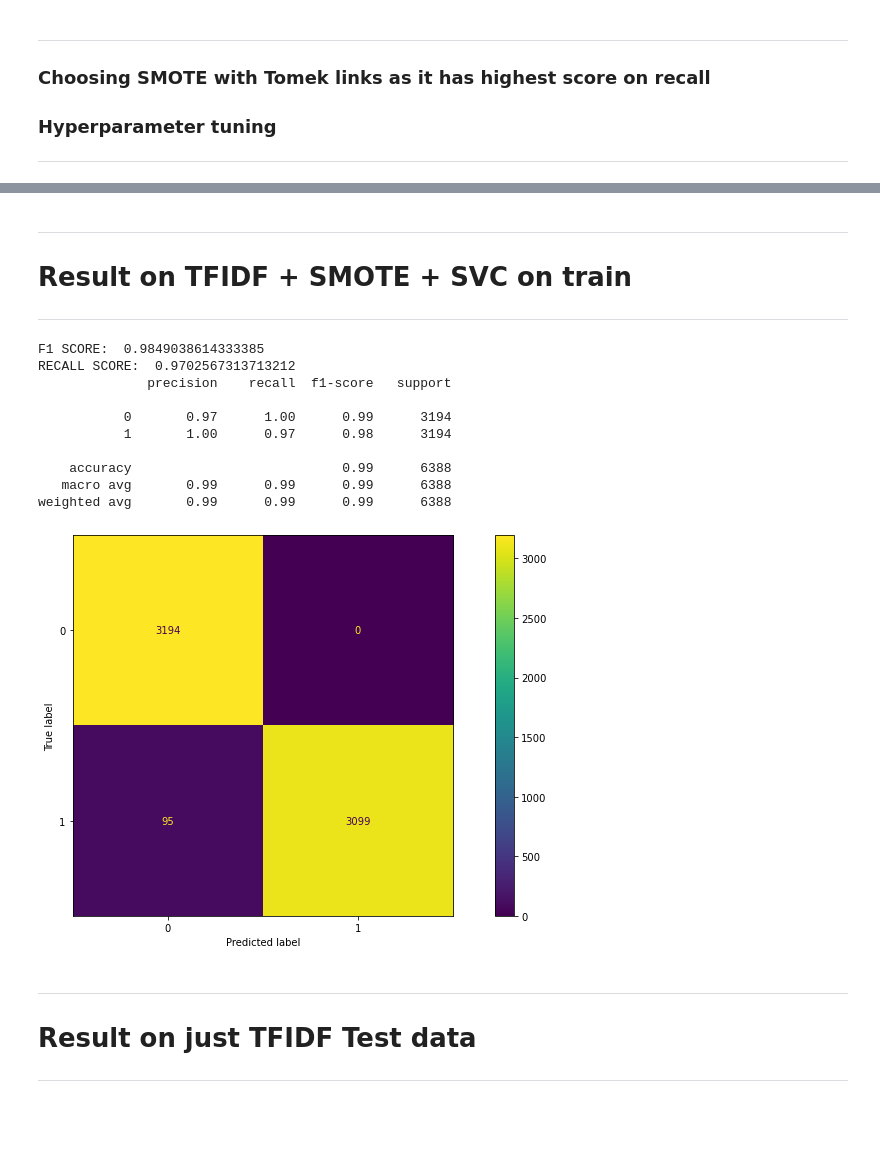
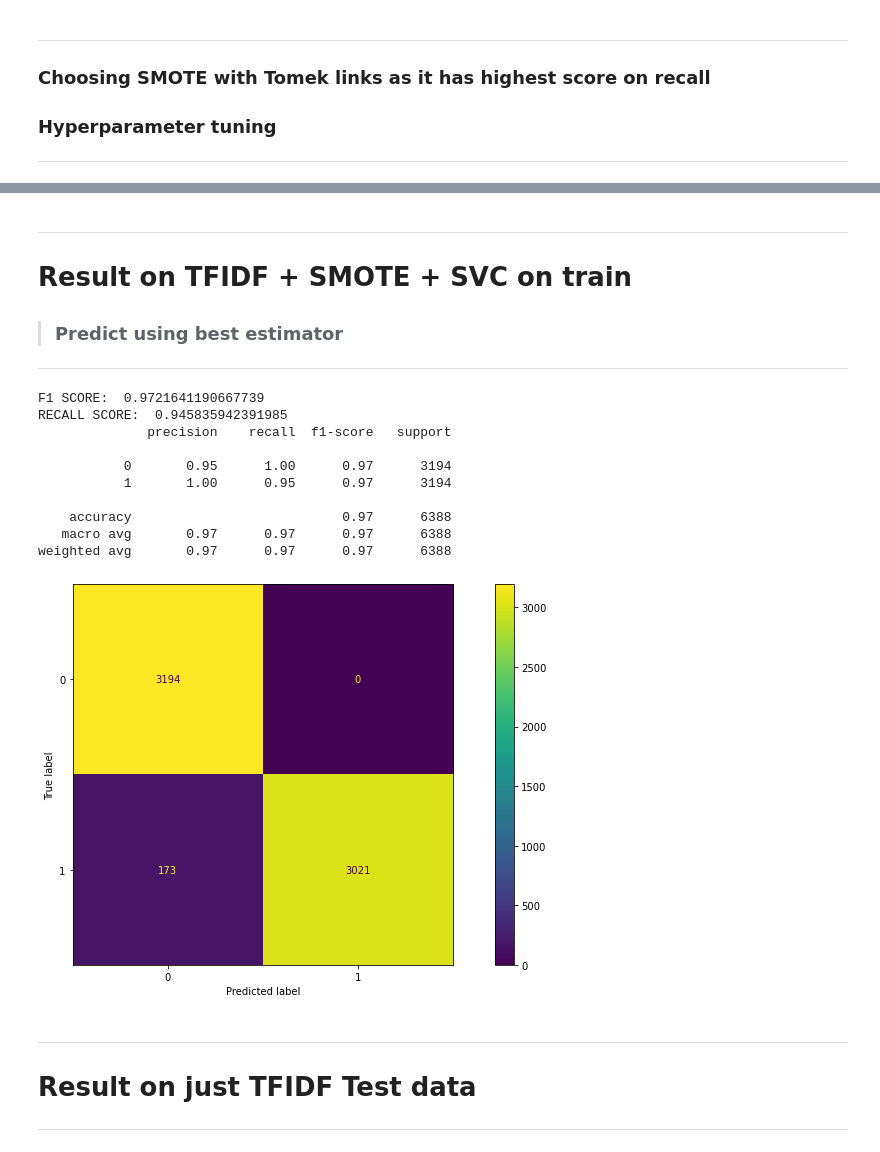
Before and after one commit to vikassharma555/Assignments, a Jupyter notebook: Proj_Wiki_Toxicity/Wiki_Toxicity_Anaysis.ipynb, the cells around one changed output, grey strips where cells are left out. Saved outputs shown, nothing was run; the diff lists cells and outputs as text; code cells hidden in the pictures; blank space fills up the shorter version.

```diff
--- a/Proj_Wiki_Toxicity/Wiki_Toxicity_Anaysis.ipynb
+++ b/Proj_Wiki_Toxicity/Wiki_Toxicity_Anaysis.ipynb
@@ -889,21 +893,24 @@ y_hat_test = model.predict(tfidfObject_test)
 # %% [markdown]
 ***
 # Result on TFIDF + SMOTE + SVC on train
+>### Predict using best estimator
 ***
-# %%
-show_confusion_clssification(model, X_resampled, y_resampled)
-# %% [output]
-F1 SCORE:  0.9849038614333385
-RECALL SCORE:  0.9702567313713212
-              precision    recall  f1-score   support
-
-           0       0.97      1.00      0.99      3194
-           1       1.00      0.97      0.98      3194
-
-    accuracy                           0.99      6388
-   macro avg       0.99      0.99      0.99      6388
-weighted avg       0.99      0.99      0.99      6388
-[figure, removed]
+# %%
+over_under = SMOTETomek(tomek=TomekLinks(sampling_strategy='majority'))
+X_resampled, y_resampled = over_under.fit_resample(tfidfObject_train, y_train)
+show_confusion_clssification(cv.best_estimator_.named_steps['m'], X_resampled, y_resampled)
+# %% [output]
+F1 SCORE:  0.9721641190667739
+RECALL SCORE:  0.945835942391985
+              precision    recall  f1-score   support
+
+           0       0.95      1.00      0.97      3194
+           1       1.00      0.95      0.97      3194
+
+    accuracy                           0.97      6388
+   macro avg       0.97      0.97      0.97      6388
+weighted avg       0.97      0.97      0.97      6388
+[figure, added]
 # %% [markdown]
 ***
 # Result on just TFIDF Test data
```
Also changed, not shown: parts of 19 cells of this notebook.
